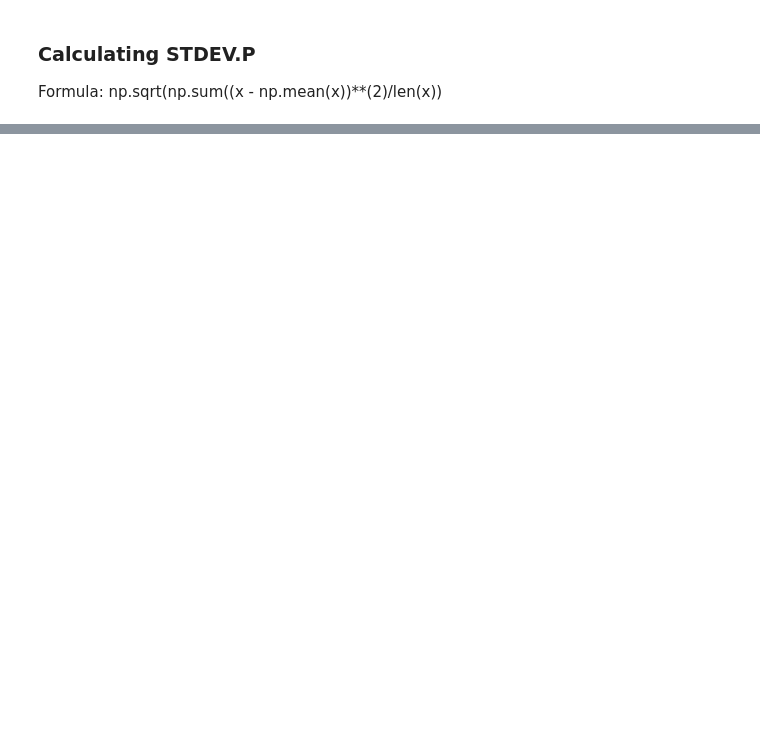
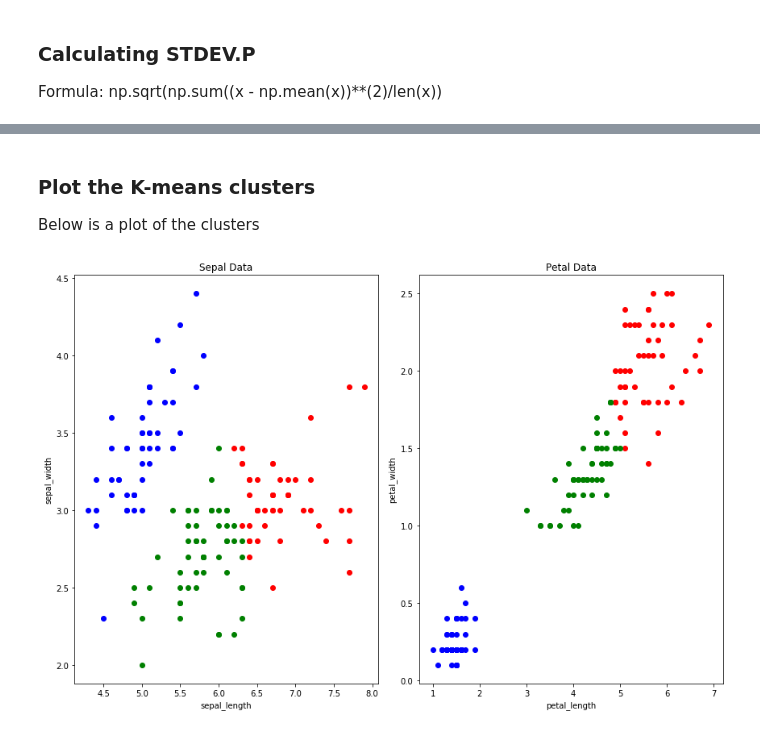
Before and after one commit to EoinStankard/Machine-Learning-Statistics-Tasks, a Jupyter notebook: MLS-Tasks2020.ipynb, the cells around one changed output, grey strips where cells are left out. Saved outputs shown, nothing was run; the diff lists cells and outputs as text; code cells hidden in the pictures; blank space fills up the shorter version.

```diff
--- a/MLS-Tasks2020.ipynb
+++ b/MLS-Tasks2020.ipynb
@@ -223,0 +273,32 @@ Sample Standard Deviation: 27.73808540453987
+# %%
+# Perform kmeans fitting.
+sepalData = dfiris[['sepal_length', 'sepal_width']].to_numpy() # Read in sepal data into array
+petalData = dfiris[['petal_length', 'petal_width']].to_numpy() # Read in petal data into array
+
+kmeansSepal = skcl.KMeans(n_clusters=3, random_state=0).fit(sepalData) # Create three clusters for sepal
+kmeansPetal = skcl.KMeans(n_clusters=3, random_state=0).fit(petalData) # Create three clusters for petal
+# %% [markdown]
+### Plot the K-means clusters
+
+Below is a plot of the clusters
+# %%
+# Plot the data set.
+plt.figure(figsize = (12, 8))
+plt.subplot(1, 2, 1)
+plt.plot(sepalData[kmeansSepal.labels_ == 0][:,0],sepalData[kmeansSepal.labels_ == 0][:,1], 'bo')
+plt.plot(sepalData[kmeansSepal.labels_ == 1][:,0],sepalData[kmeansSepal.labels_ == 1][:,1], 'ro')
+plt.plot(sepalData[kmeansSepal.labels_ == 2][:,0],sepalData[kmeansSepal.labels_ == 2][:,1], 'go')
+plt.title("Sepal Data")
+plt.xlabel("sepal_length")
+plt.ylabel("sepal_width")
+
+plt.subplot(1, 2, 2)
+plt.plot(petalData[kmeansPetal.labels_ == 0][:,0],petalData[kmeansPetal.labels_ == 0][:,1], 'bo')
+plt.plot(petalData[kmeansPetal.labels_ == 1][:,0],petalData[kmeansPetal.labels_ == 1][:,1], 'ro')
+plt.plot(petalData[kmeansPetal.labels_ == 2][:,0],petalData[kmeansPetal.labels_ == 2][:,1], 'go')
+plt.title("Petal Data")
+plt.xlabel("petal_length")
+plt.ylabel("petal_width")
+plt.tight_layout()
+# %% [output]
+[figure, added]
```
Also changed, not shown: parts of 13 cells of this notebook, 1 other file.
